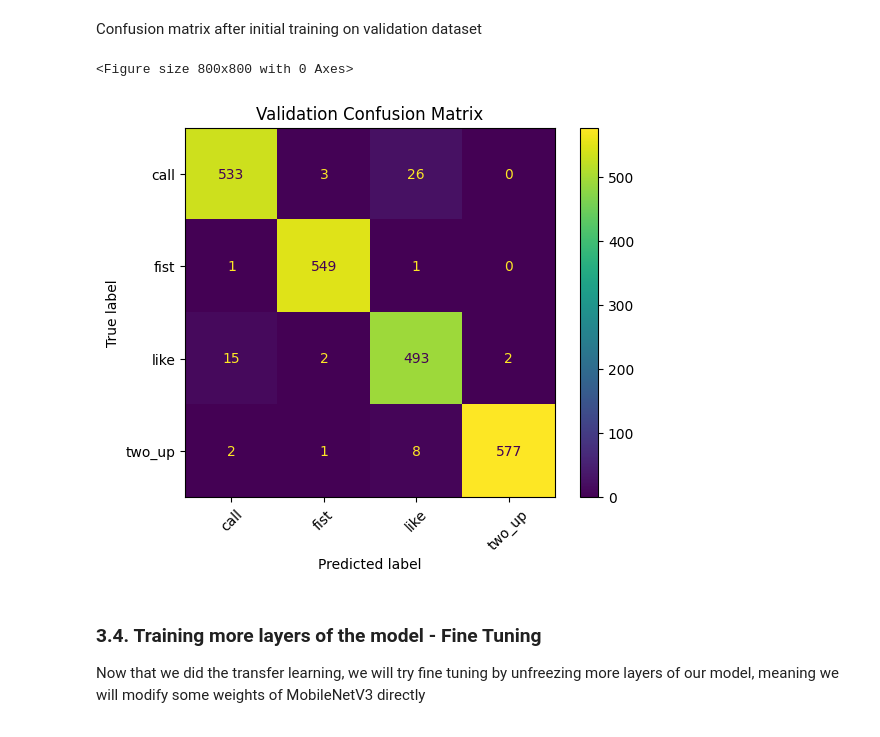
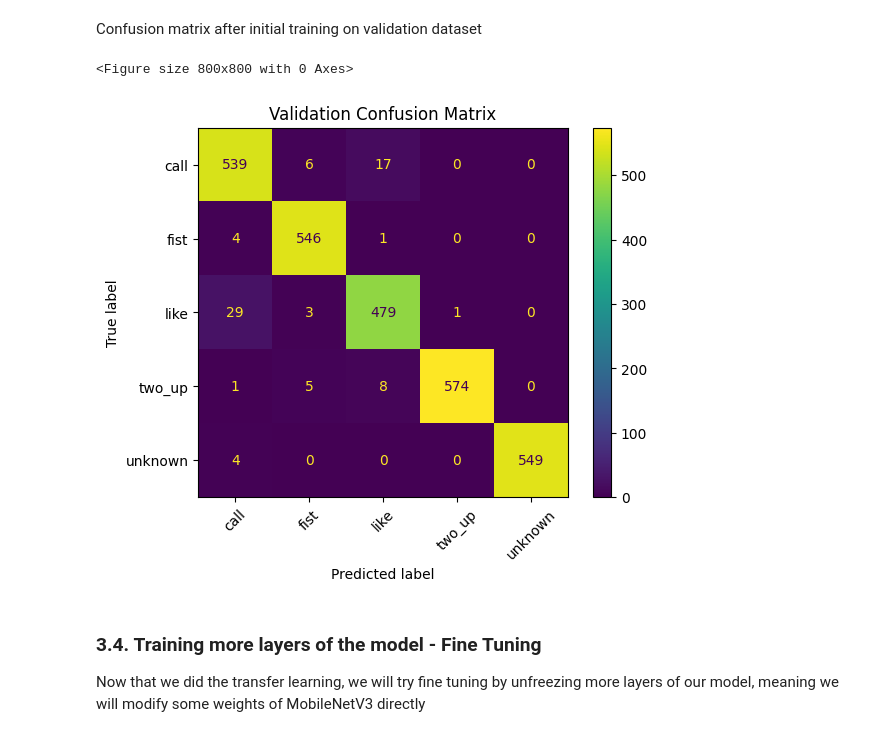
Before and after one commit to DiegoMucha/WaveSlide, a Jupyter notebook: notebooks/Model_and_Evaluation.ipynb, the cells around one changed output. Cells and saved outputs as stored; diff of their text form; code cells hidden in the pictures.

```diff
--- a/notebooks/Model_and_Evaluation.ipynb
+++ b/notebooks/Model_and_Evaluation.ipynb
@@ -83,7 +85,8 @@ def build_mobilenet_dataframe_from_folder(crops_root):
             label_id = 2
         elif label_dir.name == "two_up":
             label_id = 3
-
+        elif label_dir.name == "unknown":
+            label_id = 4
         label = label_dir.name
 
         for image_path in sorted(label_dir.rglob("*.jpg")):
@@ -171,7 +175,7 @@ Now we load the images directly into tensorflow using the paths on our dataset t
 BATCH_SIZE = 64
 AUTOTUNE = tf.data.AUTOTUNE # improve performance: when model is training on one batch, TF prepares the next batch in background
 IMG_SIZE = 224
-NUM_CLASSES = 4
+NUM_CLASSES = 5
 # %%
 # Function to load a image into tensorflow
 def load_image_tf(image_path, label_id):
@@ -359,29 +365,29 @@ Confusion matrix after initial training on validation dataset
 # %%
 y_true = []
 y_pred = []
 
 for images, labels in val_ds:
     preds = model.predict(images, verbose=0)
     y_true.extend(labels.numpy())
     y_pred.extend(np.argmax(preds, axis=1))
 
 y_true = np.array(y_true)
 y_pred = np.array(y_pred)
 
 cm = confusion_matrix(y_true, y_pred)
 
 disp = ConfusionMatrixDisplay(
     confusion_matrix=cm,
-    display_labels=["call", "fist", "like", "two_up"]
+    display_labels=["call", "fist", "like", "two_up", "unknown"]
 )
 
 plt.figure(figsize=(8, 8))
 disp.plot(cmap=None, xticks_rotation=45)
 plt.title("Validation Confusion Matrix")
 plt.show()
 # %% [output]
 <Figure size 800x800 with 0 Axes>
-[figure, old version]
+[figure, new version]
 # %% [markdown]
 ### 3.4. Training more layers of the model - Fine Tuning
 Now that we did the transfer learning, we will try fine tuning by unfreezing more layers of our model, meaning we will modify some weights of MobileNetV3 directly
```
Also changed, not shown: parts of 21 cells of this notebook, 27 other files.
